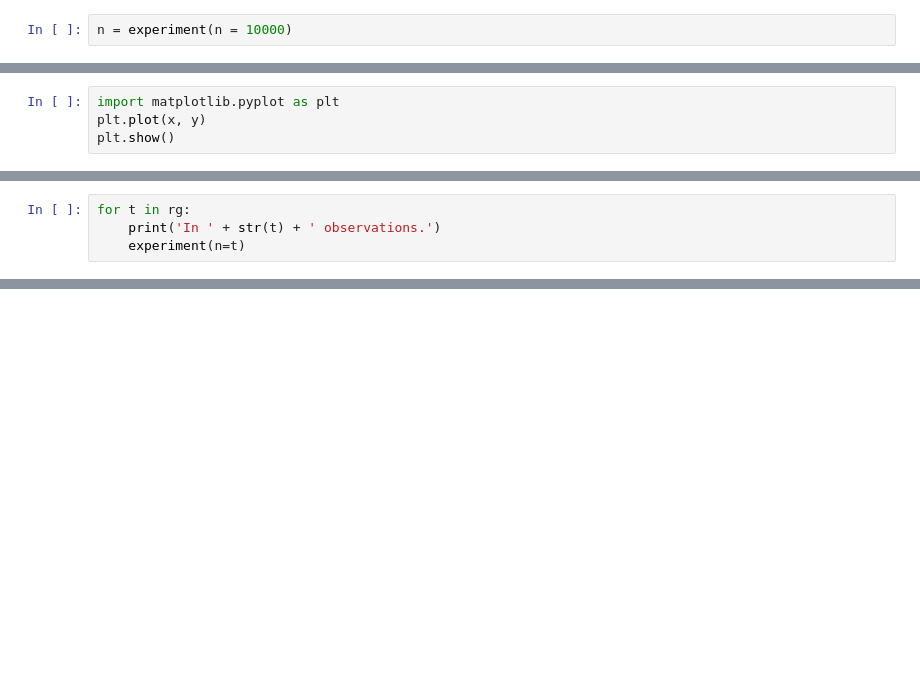
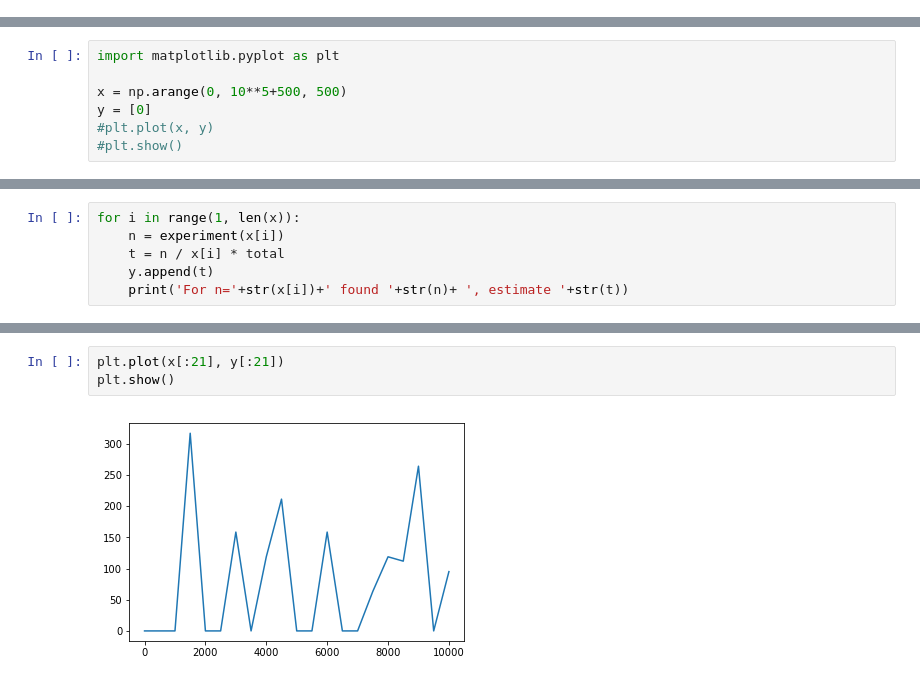
Before and after one commit to rodrigoazs/mcmc_experiments, a Jupyter notebook: lista3_ex3.ipynb, the cells around one changed output, grey strips where cells are left out. Drawn from its saved outputs; the diff is of its cells as text; blank space fills up the shorter version.

```diff
--- a/lista3_ex3.ipynb
+++ b/lista3_ex3.ipynb
@@ -58,2 +49,0 @@ def get_status(string):
-# %%
-n = experiment(n = 10000)
@@ -98,4 +58,7 @@ array([   0.   ,    0.   ,    0.   ,    0.   ,  190.102,   95.051,   95.051])
 # %%
 import matplotlib.pyplot as plt
-plt.plot(x, y)
-plt.show()
+
+x = np.arange(0, 10**5+500, 500)
+y = [0]
+#plt.plot(x, y)
+#plt.show()
@@ -107,4 +64,0 @@ rg = np.arange(1000, 100000, 5000)
-# %%
-for t in rg:
-    print('In ' + str(t) + ' observations.')
-    experiment(n=t)
@@ -134,0 +65,6 @@ Found domain www.tic.ufrj.br
+# %%
+for i in range(1, len(x)):
+    n = experiment(x[i])
+    t = n / x[i] * total
+    y.append(t)
+    print('For n='+str(x[i])+' found '+str(n)+ ', estimate '+str(t))
@@ -134,0 +94,5 @@ Found domain www.tic.ufrj.br
+# %%
+plt.plot(x[:21], y[:21])
+plt.show()
+# %% [output]
+[figure, added]
```
Also changed, not shown: parts of 24 cells of this notebook.
